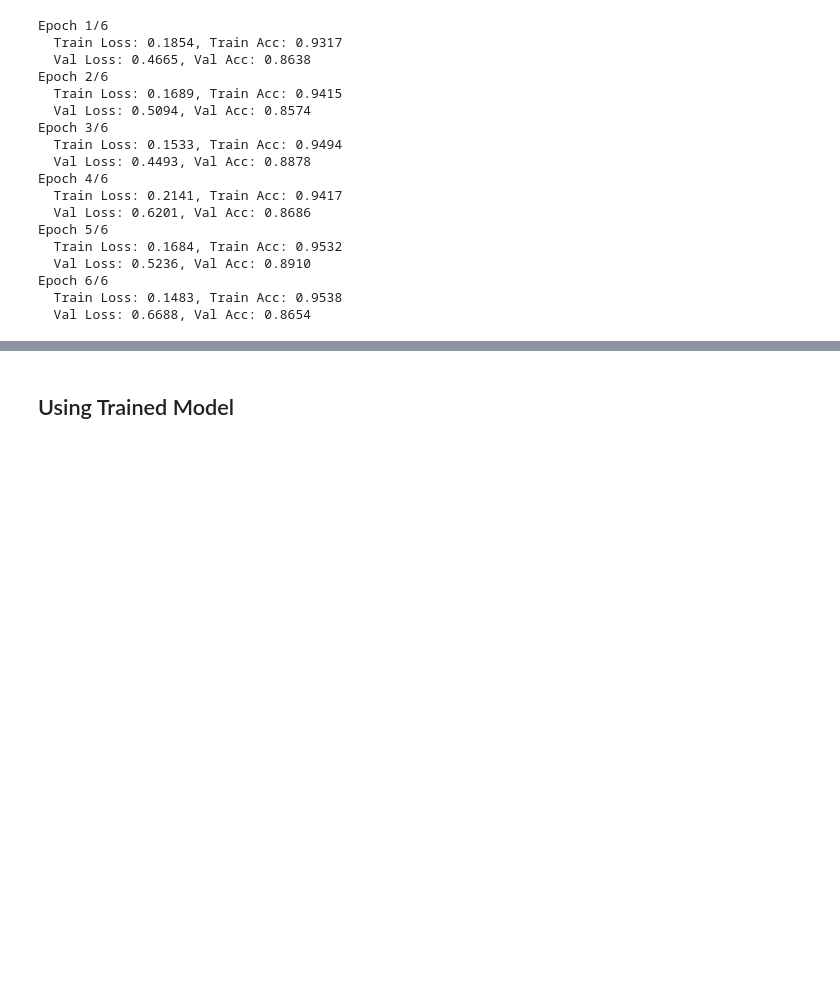
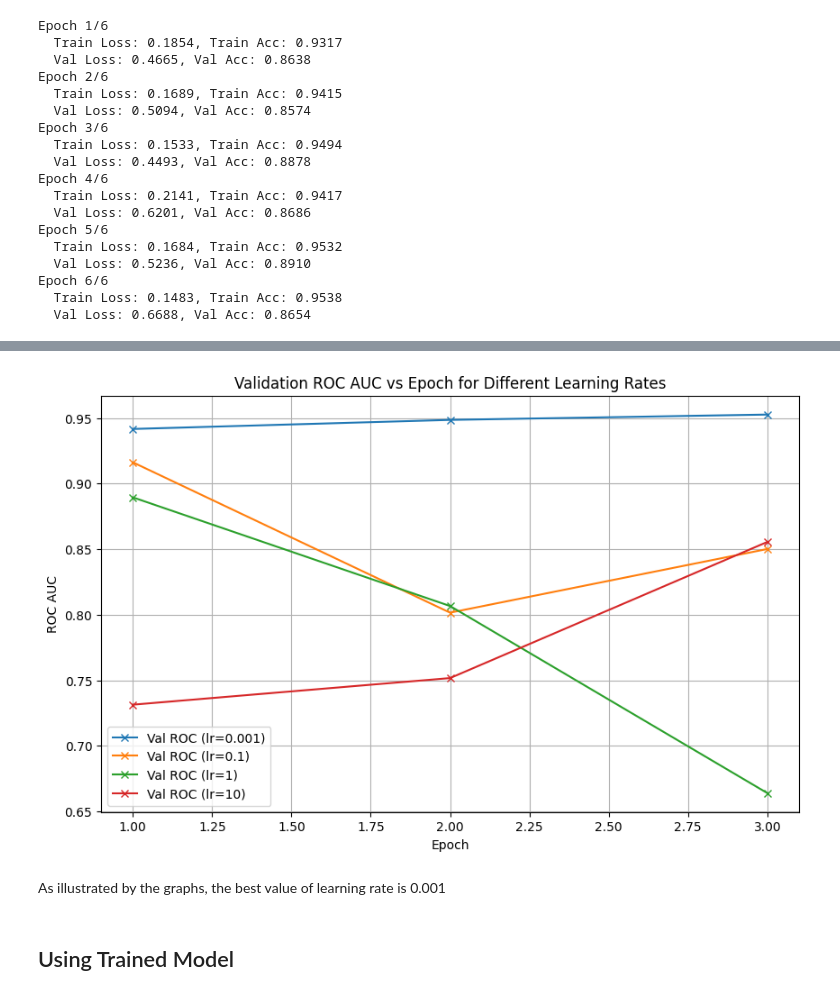
Before and after one commit to Uthmanee/machine-learning-zoomcamp-capstone2, a Jupyter notebook: notebook.ipynb, the cells around one changed output, grey strips where cells are left out. Saved outputs shown, nothing was run; the diff lists cells and outputs as text; code cells hidden in the pictures; blank space fills up the shorter version.

```diff
--- a/notebook.ipynb
+++ b/notebook.ipynb
@@ -474,3 +581,21 @@ learning_rate = 0.001 is the most appropriate value for learning_rate since Vali
+# %%
+import matplotlib.pyplot as plt
+
+plt.figure(figsize=(10, 6))
+
+for lr in learning_rates:
+    plt.plot(range(1, num_epochs+1), all_val_rocs[lr], label=f'Val ROC (lr={lr})', linestyle='-', marker='x')
+
+plt.xlabel('Epoch')
+plt.ylabel('ROC AUC')
+plt.title('Validation ROC AUC vs Epoch for Different Learning Rates')
+plt.legend()
+plt.grid(True)
+plt.show()
+# %% [output]
+[figure, added]
+# %% [markdown]
+As illustrated by the graphs, the best value of learning rate is 0.001
 # %% [markdown]
 ## Using Trained Model
 # %%
```
Also changed, not shown: parts of 33 cells of this notebook.
